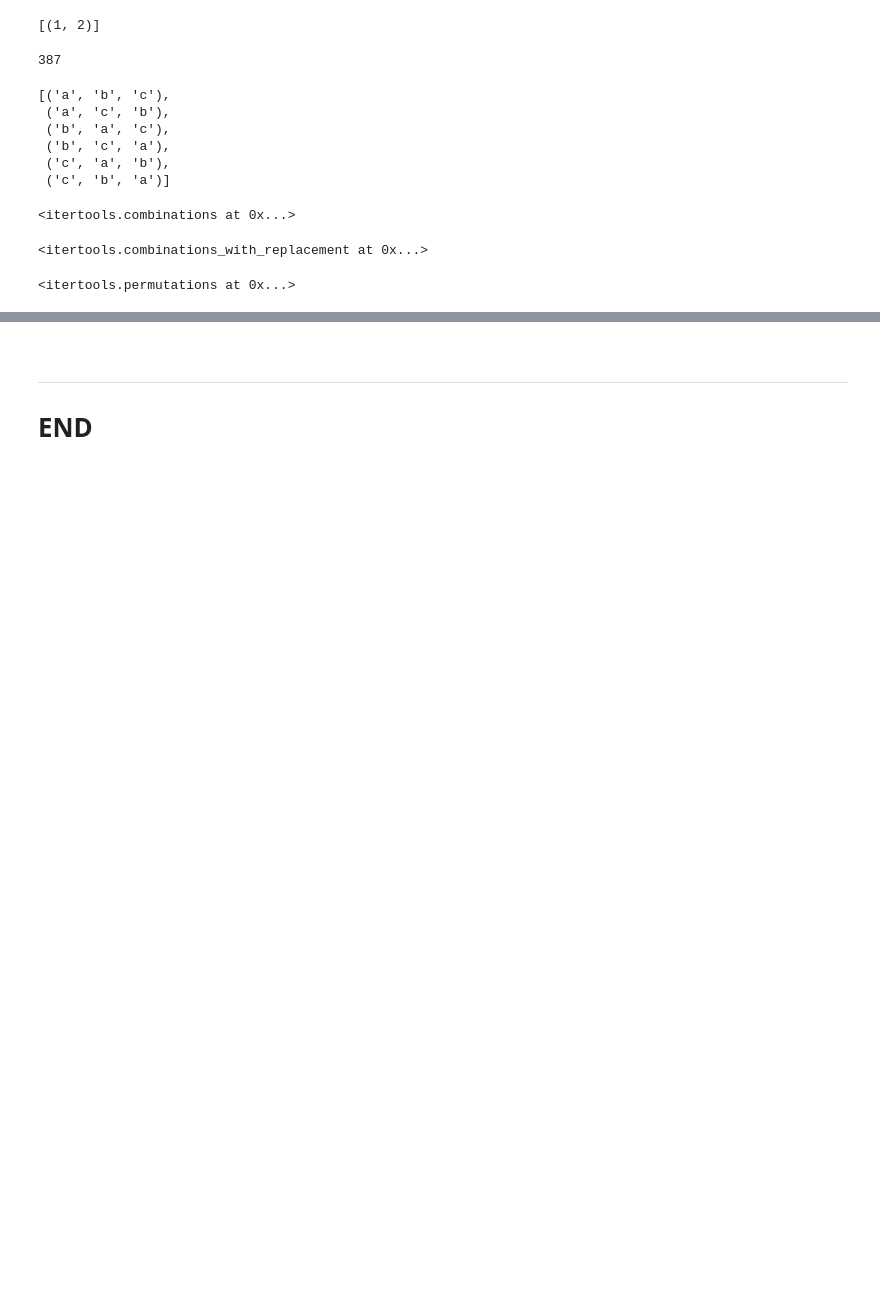
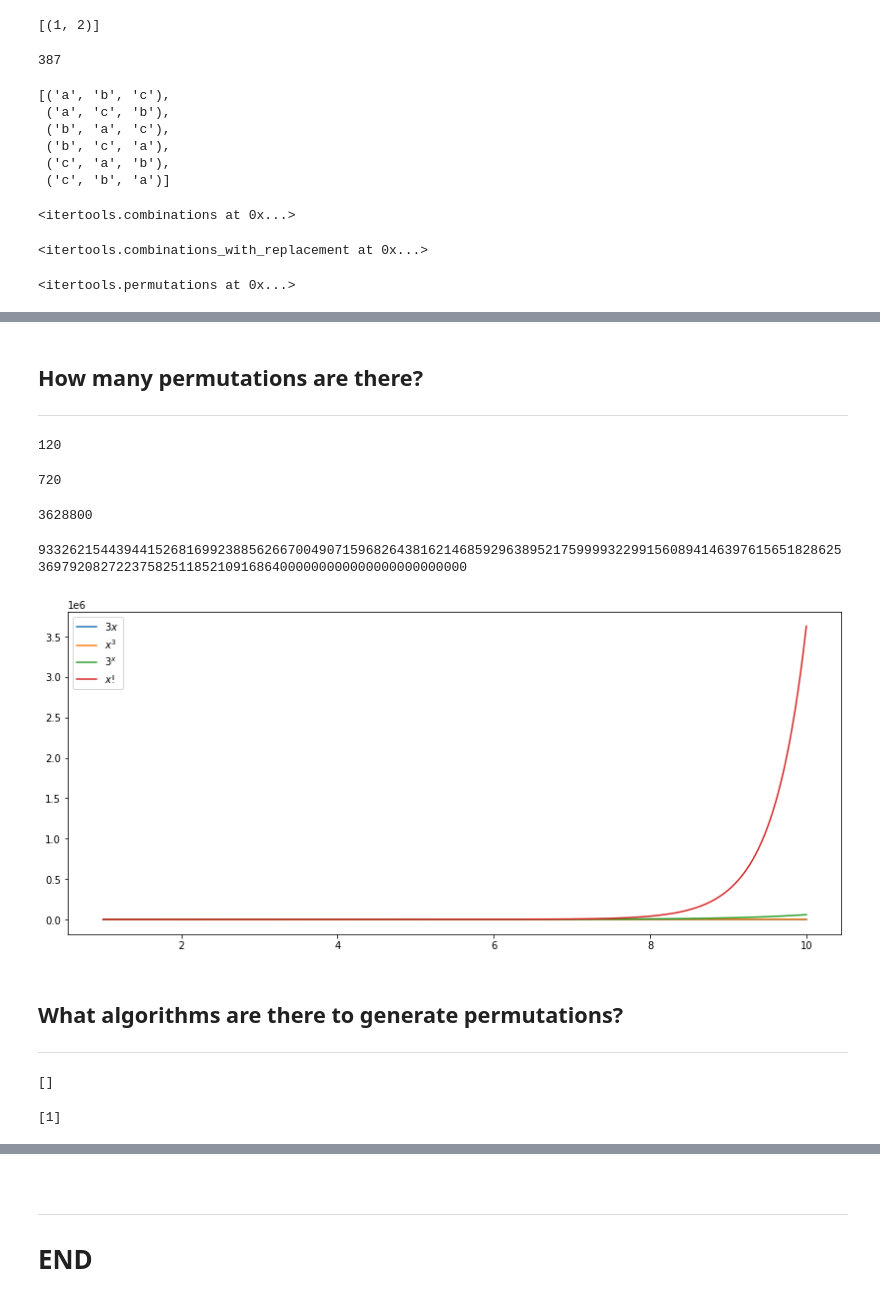
Before and after one commit to Oskar-Ciebien/Theory_Of_Algorithms_Project, a Jupyter notebook: countdown.ipynb, the cells around one changed output, grey strips where cells are left out. Cells and saved outputs as stored; diff of their text form; code cells hidden in the pictures; blank space fills up the shorter version.

Commit message:
Added permutations to the countdown notebook

```diff
--- a/countdown.ipynb
+++ b/countdown.ipynb
@@ -191,0 +207,77 @@ it.permutations('abc')
+# %% [markdown]
+## How many permutations are there?
+
+***
+# %%
+# Suppose we have five blank spaces in which to put the elements of L.
+#      _ _ _ _ _
+# In the first position, we can put any of the five elements.
+# e.g. 3 _ _ _ _
+# If we put 3 in the first position, then we have four elements remaining
+# to choose from for the second position.
+# e.g. 3 5 _ _ _
+# Then we have three elements left, and so on.
+# So, there are five choices for the first position.
+# For each of those choices there are four different choices for the second position.
+# Then for the third position there are three choices for each of those.
+# And so on.
+
+# Number of permutations of 5 elements is:
+5*4*3*2*1
+# %% [output]
+120
+# %%
+# Number of permutations of 6 elements:
+6*5*4*3*2*1
+# %% [output]
+720
+# %%
+# The number of permutations grows as n factorial as the length of a list of length n grows.
+import math
+
+# For ten elements.
+math.factorial(10)
+# %% [output]
+3628800
+# %%
+# For one hundred elements.
+math.factorial(100)
+# %% [output]
+93326215443944152681699238856266700490715968264381621468592963895217599993229915608941463976156518286253697920827223758251185210916864000000000000000000000000
+# %%
+# A picture of the factorial function for perspective.
+import matplotlib.pyplot as plt
+import numpy as np
+import scipy.special as sm
+
+plt.rcParams['figure.figsize'] = (14, 6)
+
+x = np.linspace(1.0, 10.0, 1000)
+y0 = 3*x
+y1 = x**3
+y2 = 3**x
+y3 = sm.factorial(x)
+
+plt.plot(x, y0, label='$3x$')
+plt.plot(x, y1, label='$x^3$')
+plt.plot(x, y2, label='$3^x$')
+plt.plot(x, y3, label='$x!$')
+
+plt.legend()
+plt.show()
+# %% [output]
+[figure, added]
+# %% [markdown]
+## What algorithms are there to generate permutations?
+
+***
+# %%
+# All permutations of zero elements list.
+[]
+# %% [output]
+[]
+# %%
+# All permutations of one elements list.
+[1]
+# %% [output]
+[1]
```
Also changed, not shown: parts of 11 cells of this notebook.
